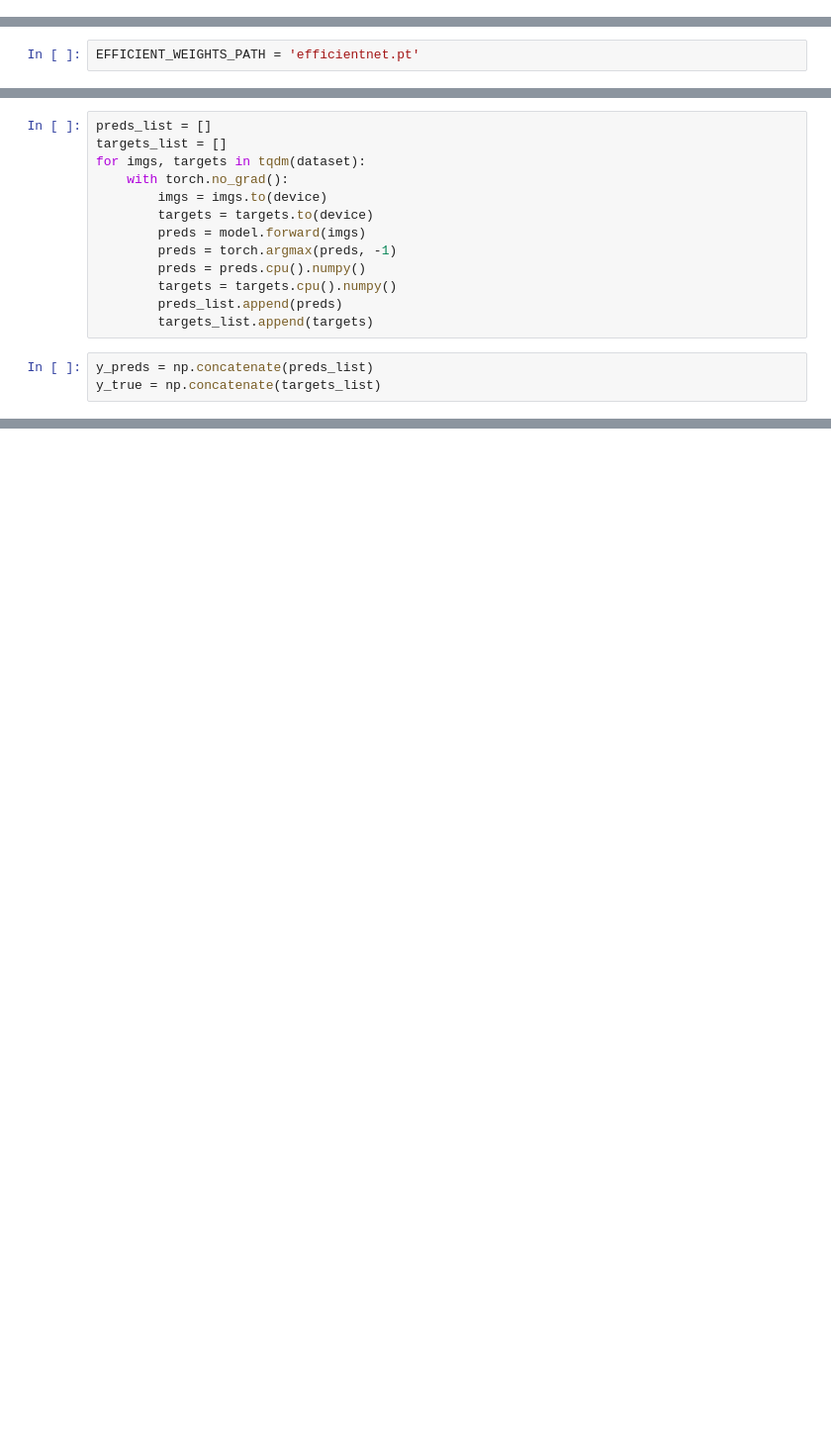
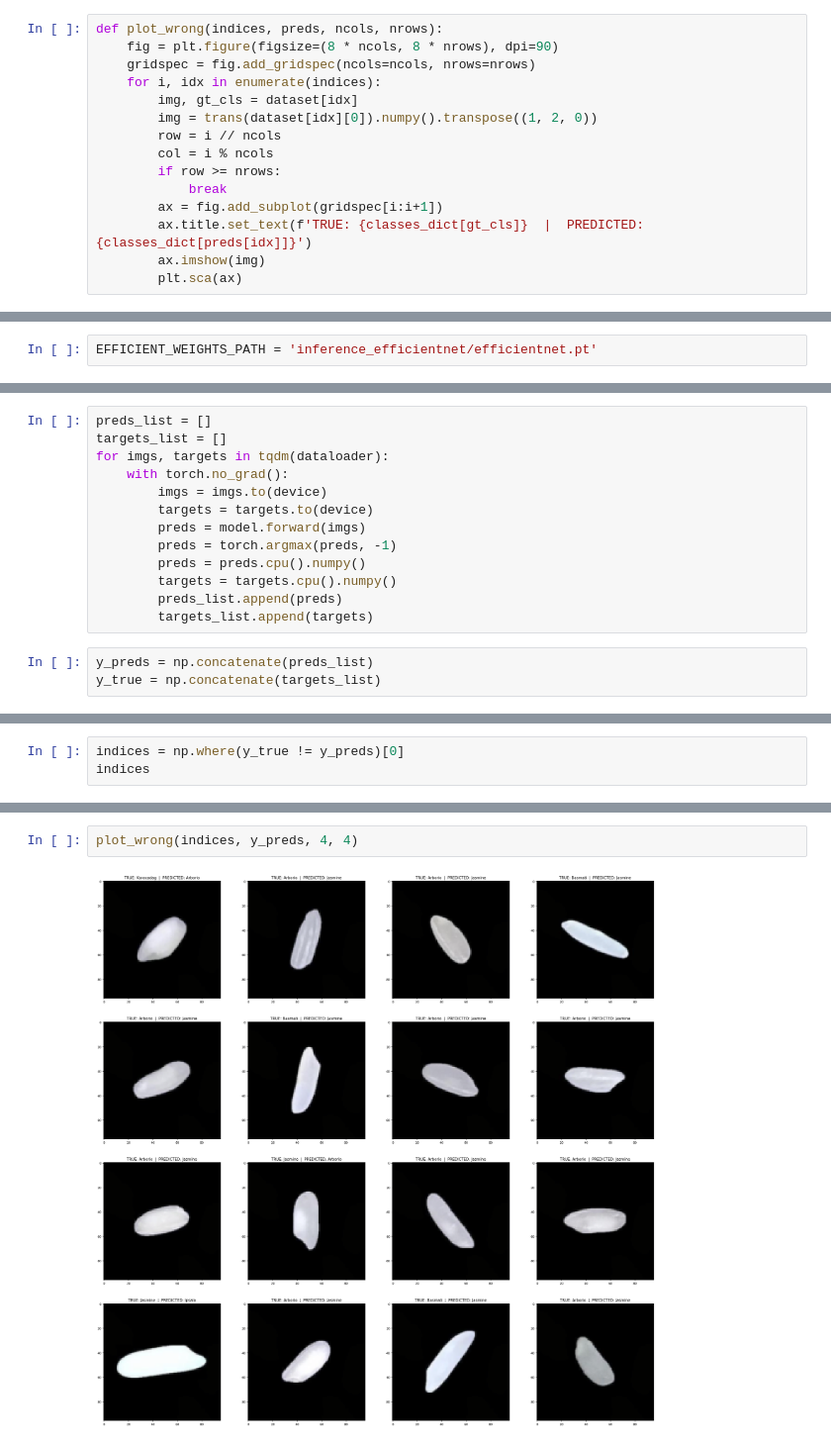
Before and after one commit to kozlovskia/Rice_Classification, a Jupyter notebook: code/prediction_from_images/eval.ipynb, the cells around one changed output, grey strips where cells are left out. Shown at 99% size. Cells and saved outputs as stored; diff of their text form; blank space fills up the shorter version.

```diff
--- a/code/prediction_from_images/eval.ipynb
+++ b/code/prediction_from_images/eval.ipynb
@@ -53,0 +101,15 @@ print(classification_report(y_true, y_preds))
+# %%
+def plot_wrong(indices, preds, ncols, nrows):
+    fig = plt.figure(figsize=(8 * ncols, 8 * nrows), dpi=90)
+    gridspec = fig.add_gridspec(ncols=ncols, nrows=nrows)
+    for i, idx in enumerate(indices):
+        img, gt_cls = dataset[idx]
+        img = trans(dataset[idx][0]).numpy().transpose((1, 2, 0))
+        row = i // ncols
+        col = i % ncols
+        if row >= nrows:
+            break
+        ax = fig.add_subplot(gridspec[i:i+1])
+        ax.title.set_text(f'TRUE: {classes_dict[gt_cls]}  |  PREDICTED: {classes_dict[preds[idx]]}')
+        ax.imshow(img)
+        plt.sca(ax)
@@ -54,5 +122,5 @@ print(classification_report(y_true, y_preds))
 # %%
-EFFICIENT_WEIGHTS_PATH = 'efficientnet.pt'
+EFFICIENT_WEIGHTS_PATH = 'inference_efficientnet/efficientnet.pt'
 # %%
 model = RiceClassifier('efficientnet_b0')
 model.load_state_dict(torch.load(EFFICIENT_WEIGHTS_PATH))
@@ -65,7 +135,7 @@ model.to(device);
 # %%
 preds_list = []
 targets_list = []
-for imgs, targets in tqdm(dataset):
+for imgs, targets in tqdm(dataloader):
     with torch.no_grad():
         imgs = imgs.to(device)
         targets = targets.to(device)
@@ -88,0 +176,3 @@ disp.plot()
+# %%
+indices = np.where(y_true != y_preds)[0]
+indices
@@ -88,0 +182,4 @@ disp.plot()
+# %%
+plot_wrong(indices, y_preds, 4, 4)
+# %% [output]
+[figure, added]
```
Also changed, not shown: parts of 25 cells of this notebook, 4 other files.
